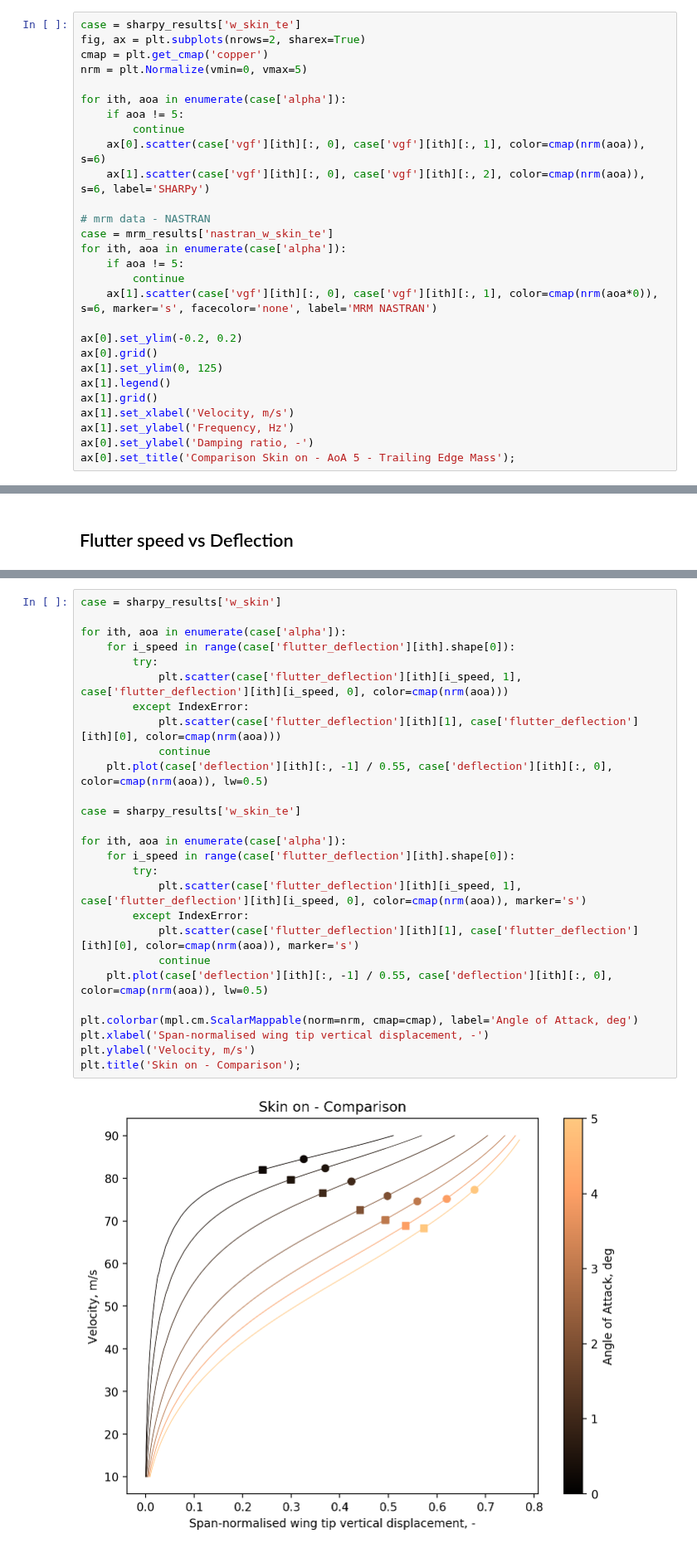
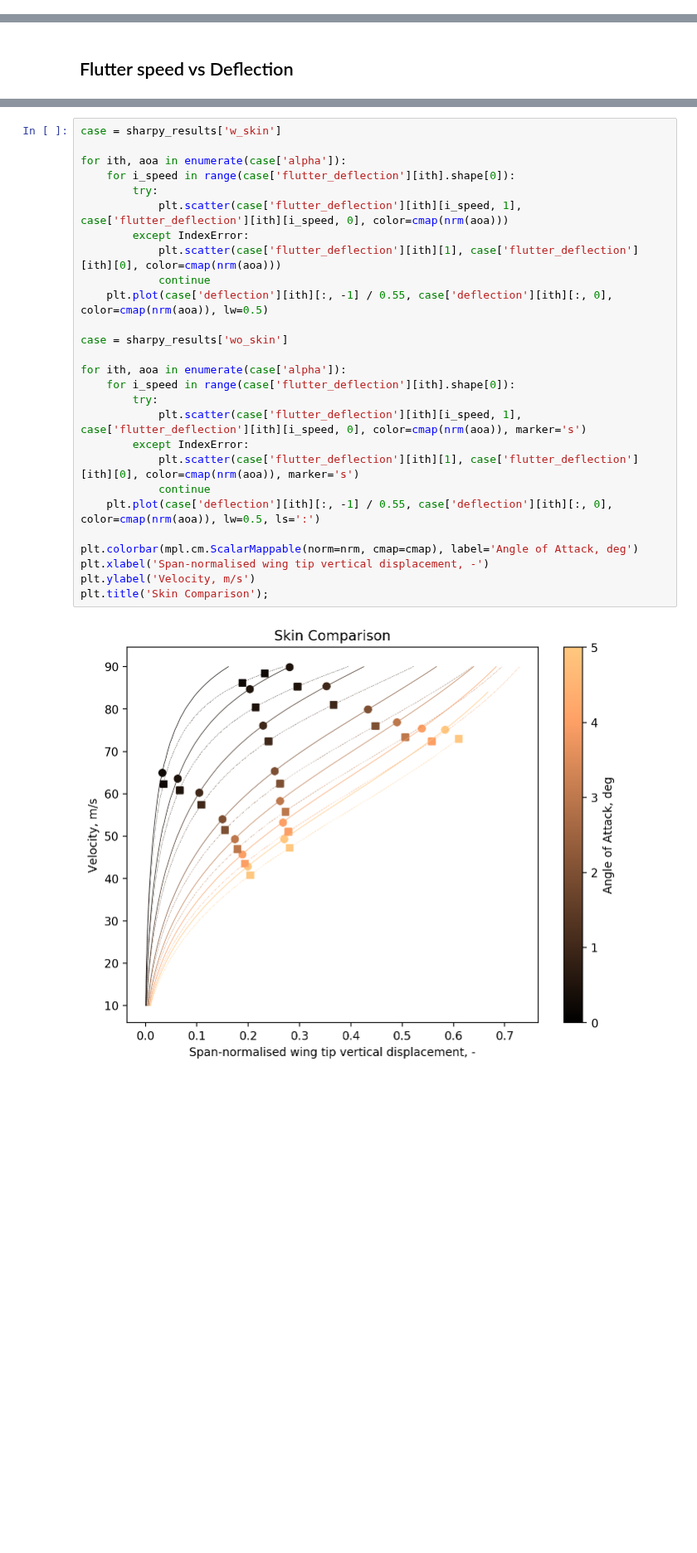
Before and after one commit to ngoiz/pazy-aepw3-results, a Jupyter notebook: 06_DeformedWingFlutter/06_DeformedFlutterResults.ipynb, the cells around one changed output, grey strips where cells are left out. Shown at 83% size. Saved outputs shown, nothing was run; the diff lists cells and outputs as text; blank space fills up the shorter version.

Commit message:
Update deformed flutter results with new model

```diff
--- a/06_DeformedWingFlutter/06_DeformedFlutterResults.ipynb
+++ b/06_DeformedWingFlutter/06_DeformedFlutterResults.ipynb
@@ -333,28 +240,0 @@ ax[0].set_title('Skin on - Trailing Edge Weight');
-# %%
-case = sharpy_results['w_skin_te']
-fig, ax = plt.subplots(nrows=2, sharex=True)
-cmap = plt.get_cmap('copper')
-nrm = plt.Normalize(vmin=0, vmax=5)
-
-for ith, aoa in enumerate(case['alpha']):
-    if aoa != 5:
-        continue
-    ax[0].scatter(case['vgf'][ith][:, 0], case['vgf'][ith][:, 1], color=cmap(nrm(aoa)), s=6)
-    ax[1].scatter(case['vgf'][ith][:, 0], case['vgf'][ith][:, 2], color=cmap(nrm(aoa)), s=6, label='SHARPy')
-
-# mrm data - NASTRAN
-case = mrm_results['nastran_w_skin_te']
-for ith, aoa in enumerate(case['alpha']):
-    if aoa != 5:
-        continue
-    ax[1].scatter(case['vgf'][ith][:, 0], case['vgf'][ith][:, 1], color=cmap(nrm(aoa*0)), s=6, marker='s', facecolor='none', label='MRM NASTRAN')
-
-ax[0].set_ylim(-0.2, 0.2)
-ax[0].grid()
-ax[1].set_ylim(0, 125)
-ax[1].legend()
-ax[1].grid()
-ax[1].set_xlabel('Velocity, m/s')
-ax[1].set_ylabel('Frequency, Hz')
-ax[0].set_ylabel('Damping ratio, -')
-ax[0].set_title('Comparison Skin on - AoA 5 - Trailing Edge Mass');
@@ -439,29 +317,29 @@ plt.title('Skin on - Trailing Edge Weight');
 # %%
 case = sharpy_results['w_skin']
 
 for ith, aoa in enumerate(case['alpha']):
     for i_speed in range(case['flutter_deflection'][ith].shape[0]):
         try:
             plt.scatter(case['flutter_deflection'][ith][i_speed, 1], case['flutter_deflection'][ith][i_speed, 0], color=cmap(nrm(aoa)))
         except IndexError:
             plt.scatter(case['flutter_deflection'][ith][1], case['flutter_deflection'][ith][0], color=cmap(nrm(aoa)))
             continue
     plt.plot(case['deflection'][ith][:, -1] / 0.55, case['deflection'][ith][:, 0], color=cmap(nrm(aoa)), lw=0.5)
 
-case = sharpy_results['w_skin_te']
+case = sharpy_results['wo_skin']
 
 for ith, aoa in enumerate(case['alpha']):
     for i_speed in range(case['flutter_deflection'][ith].shape[0]):
         try:
             plt.scatter(case['flutter_deflection'][ith][i_speed, 1], case['flutter_deflection'][ith][i_speed, 0], color=cmap(nrm(aoa)), marker='s')
         except IndexError:
             plt.scatter(case['flutter_deflection'][ith][1], case['flutter_deflection'][ith][0], color=cmap(nrm(aoa)), marker='s')
             continue
-    plt.plot(case['deflection'][ith][:, -1] / 0.55, case['deflection'][ith][:, 0], color=cmap(nrm(aoa)), lw=0.5)
+    plt.plot(case['deflection'][ith][:, -1] / 0.55, case['deflection'][ith][:, 0], color=cmap(nrm(aoa)), lw=0.5, ls=':')
 
 plt.colorbar(mpl.cm.ScalarMappable(norm=nrm, cmap=cmap), label='Angle of Attack, deg')
 plt.xlabel('Span-normalised wing tip vertical displacement, -')
 plt.ylabel('Velocity, m/s')
-plt.title('Skin on - Comparison');
+plt.title('Skin Comparison');
 # %% [output]
-[figure, old version]
+[figure, new version]
```
Also changed, not shown: parts of 12 cells of this notebook, 28 other files.
